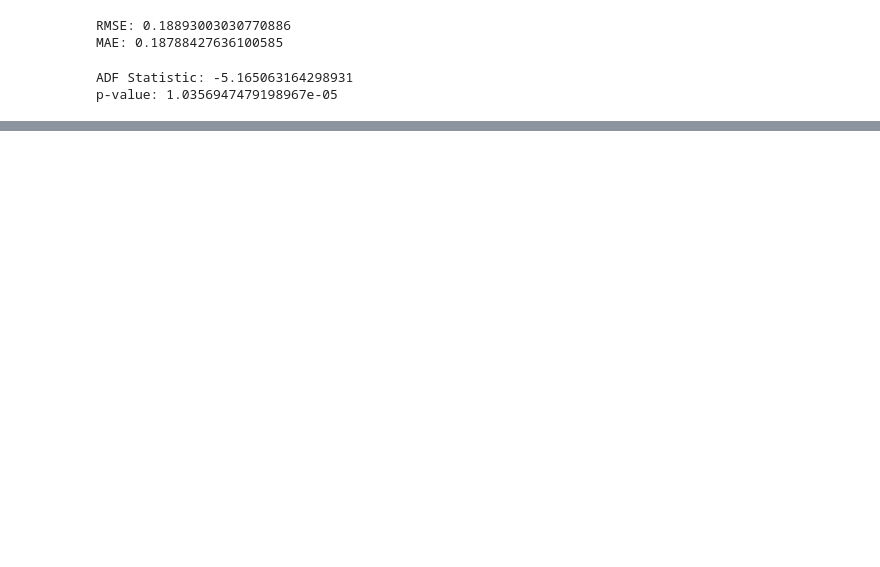
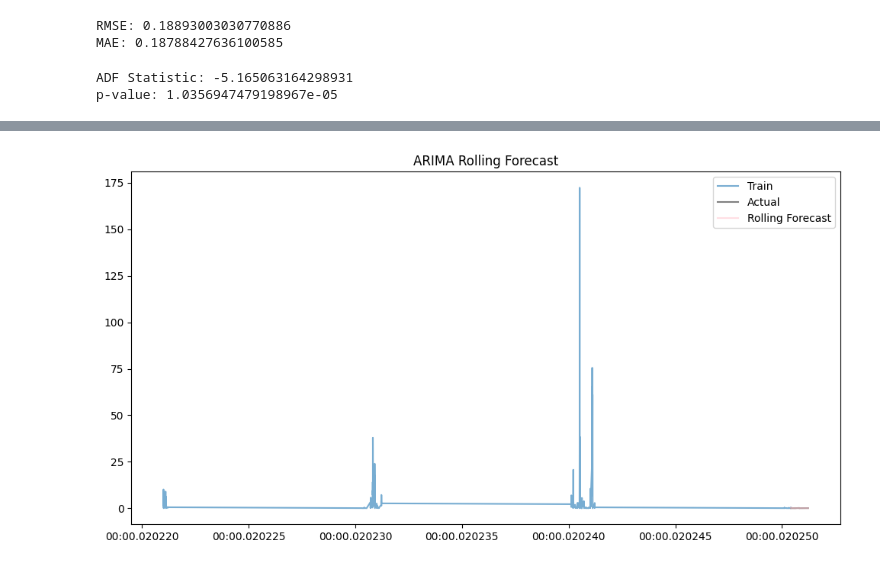
Before and after one commit to lemoncastle/hires-algal-bloom-prediction, a Jupyter notebook: models/arima_trial.ipynb, the cells around one changed output, grey strips where cells are left out. Saved outputs shown, nothing was run; the diff lists cells and outputs as text; code cells hidden in the pictures; blank space fills up the shorter version.

Commit message:
added insample and outsample tried rolling predictions

```diff
--- a/models/arima_trial.ipynb
+++ b/models/arima_trial.ipynb
@@ -67,3 +80,17 @@ print("p-value:", result[1])
 # %% [output]
 ADF Statistic: -5.165063164298931
 p-value: 1.0356947479198967e-05
+# %%
+#rolling forecast
+history = [x for x in y_train]
+predictions = list()
+# walk-forward validation
+for t in range(len(y_test)):
+	model = ARIMA(history, order=(5,1,0))
+	model_fit = model.fit()
+	output = model_fit.forecast()
+	yhat = output[0]
+	predictions.append(yhat)
+	obs = y_test.iloc[t]
+	history.append(obs)
+	print('predicted=%f, expected=%f' % (yhat, obs))
@@ -69,0 +115,17 @@ p-value: 1.0356947479198967e-05
+# %%
+import matplotlib.pyplot as plt
+
+# Convert predictions to Series aligned with test index
+pred_series = pd.Series(predictions, index=y_test.index)
+
+plt.figure(figsize=(12,6))
+
+plt.plot(y_train.index, y_train, label='Train', alpha=0.6)
+plt.plot(y_test.index, y_test, label='Actual', color='grey')
+plt.plot(pred_series.index, pred_series, label='Rolling Forecast', color='pink',alpha=0.5)
+
+plt.title('ARIMA Rolling Forecast')
+plt.legend()
+plt.show()
+# %% [output]
+[figure, added]
```
Also changed, not shown: parts of 12 cells of this notebook.
